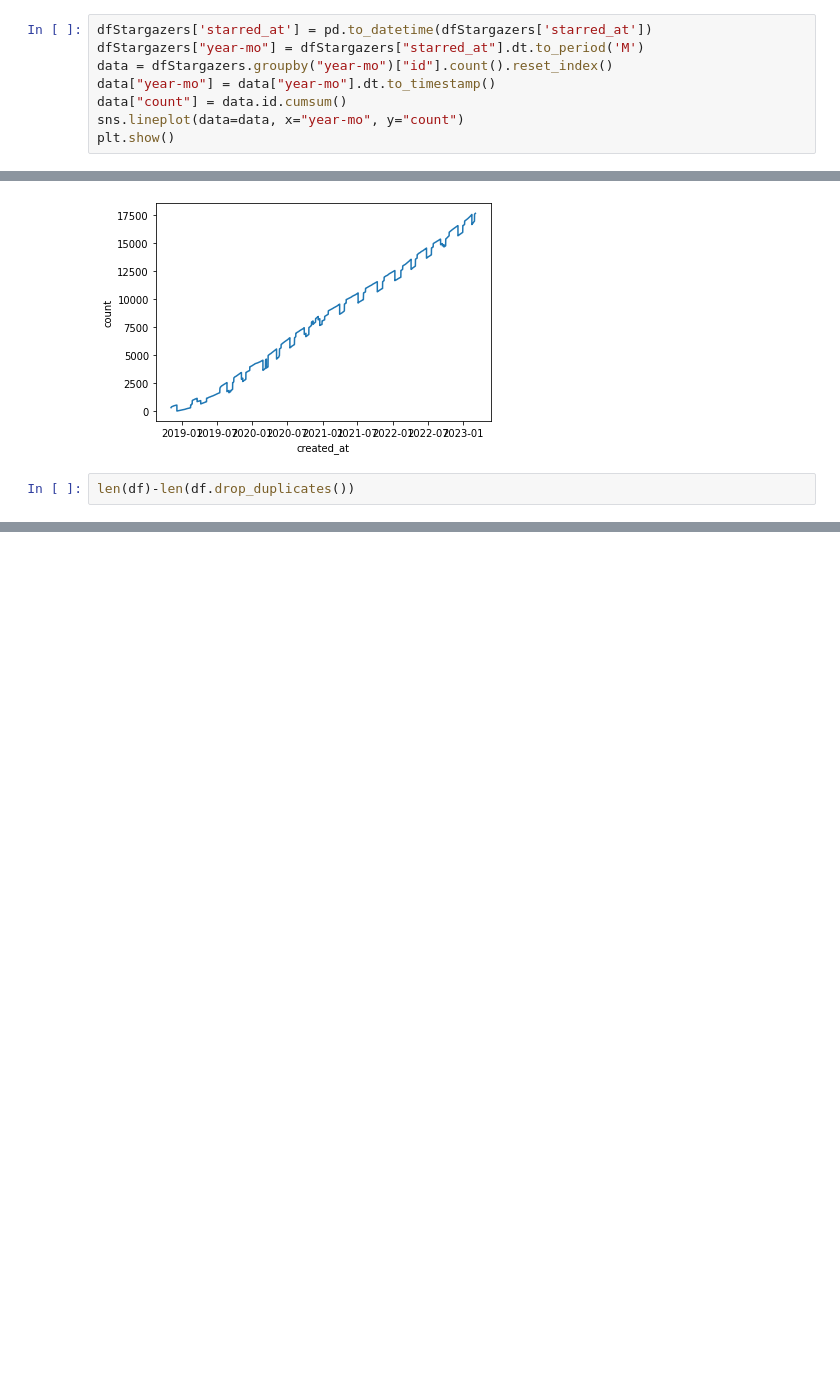
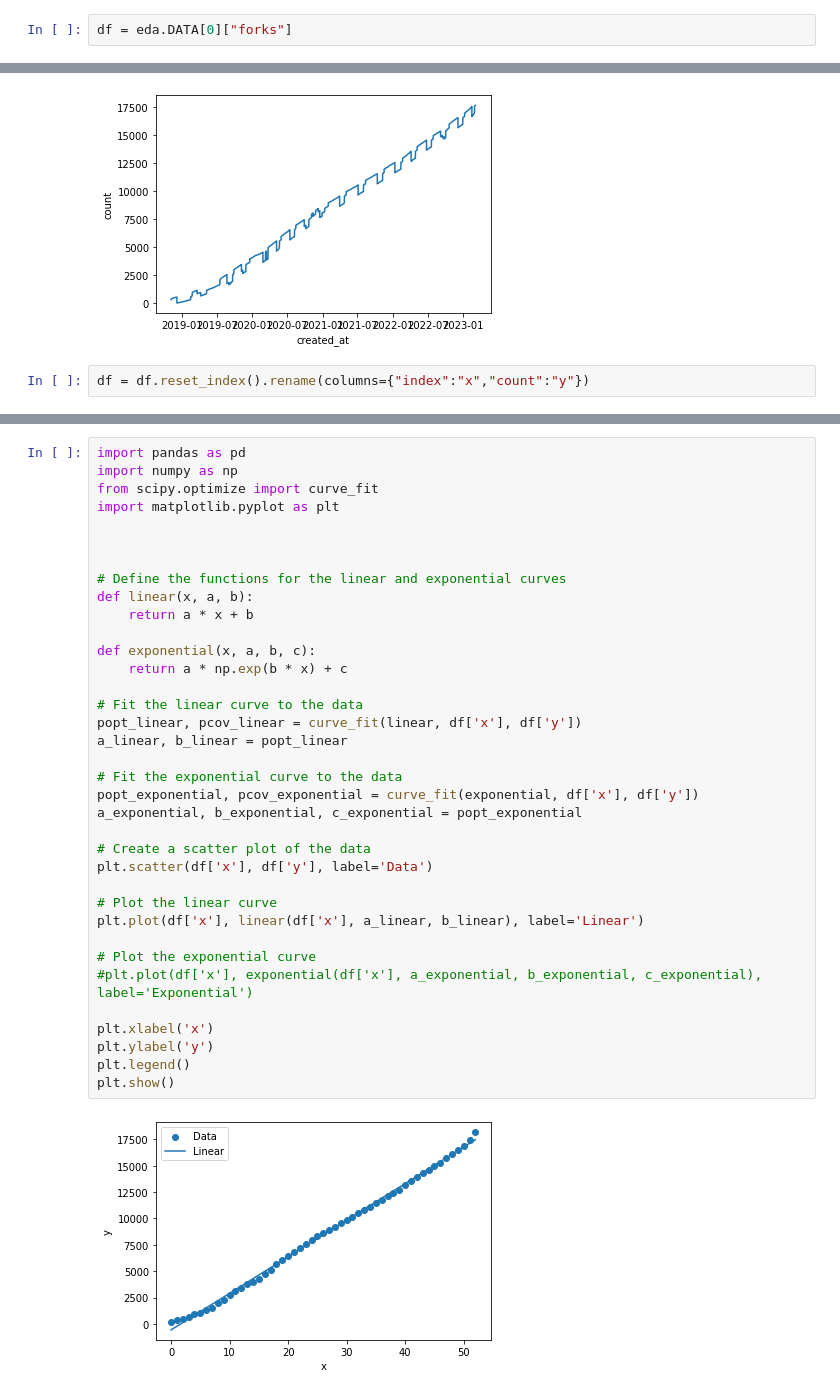
Before and after one commit to Julia-Susser/GPTs-are-GPTs-GitHub-Fork-Analysis, a Jupyter notebook: src/graph.ipynb, the cells around one changed output, grey strips where cells are left out. Drawn from its saved outputs; the diff is of its cells as text; blank space fills up the shorter version.

```diff
--- a/src/graph.ipynb
+++ b/src/graph.ipynb
@@ -46,8 +276,2 @@ memory usage: 5.5+ MB
 # %%
-dfStargazers['starred_at'] = pd.to_datetime(dfStargazers['starred_at'])
-dfStargazers["year-mo"] = dfStargazers["starred_at"].dt.to_period('M')
-data = dfStargazers.groupby("year-mo")["id"].count().reset_index()
-data["year-mo"] = data["year-mo"].dt.to_timestamp()
-data["count"] = data.id.cumsum()
-sns.lineplot(data=data, x="year-mo", y="count")
-plt.show()
+df = eda.DATA[0]["forks"]
@@ -92,4 +322,4 @@ plt.show()
 # %% [output]
 [figure]
 # %%
-len(df)-len(df.drop_duplicates())
+df = df.reset_index().rename(columns={"index":"x","count":"y"})
@@ -97,0 +395,38 @@ len(df)-len(df.drop_duplicates())
+# %%
+import pandas as pd
+import numpy as np
+from scipy.optimize import curve_fit
+import matplotlib.pyplot as plt
+
+
+
+# Define the functions for the linear and exponential curves
+def linear(x, a, b):
+    return a * x + b
+
+def exponential(x, a, b, c):
+    return a * np.exp(b * x) + c
+
+# Fit the linear curve to the data
+popt_linear, pcov_linear = curve_fit(linear, df['x'], df['y'])
+a_linear, b_linear = popt_linear
+
+# Fit the exponential curve to the data
+popt_exponential, pcov_exponential = curve_fit(exponential, df['x'], df['y'])
+a_exponential, b_exponential, c_exponential = popt_exponential
+
+# Create a scatter plot of the data
+plt.scatter(df['x'], df['y'], label='Data')
+
+# Plot the linear curve
+plt.plot(df['x'], linear(df['x'], a_linear, b_linear), label='Linear')
+
+# Plot the exponential curve
+#plt.plot(df['x'], exponential(df['x'], a_exponential, b_exponential, c_exponential), label='Exponential')
+
+plt.xlabel('x')
+plt.ylabel('y')
+plt.legend()
+plt.show()
+# %% [output]
+[figure, added]
```
Also changed, not shown: parts of 16 cells of this notebook, 3 other files.
